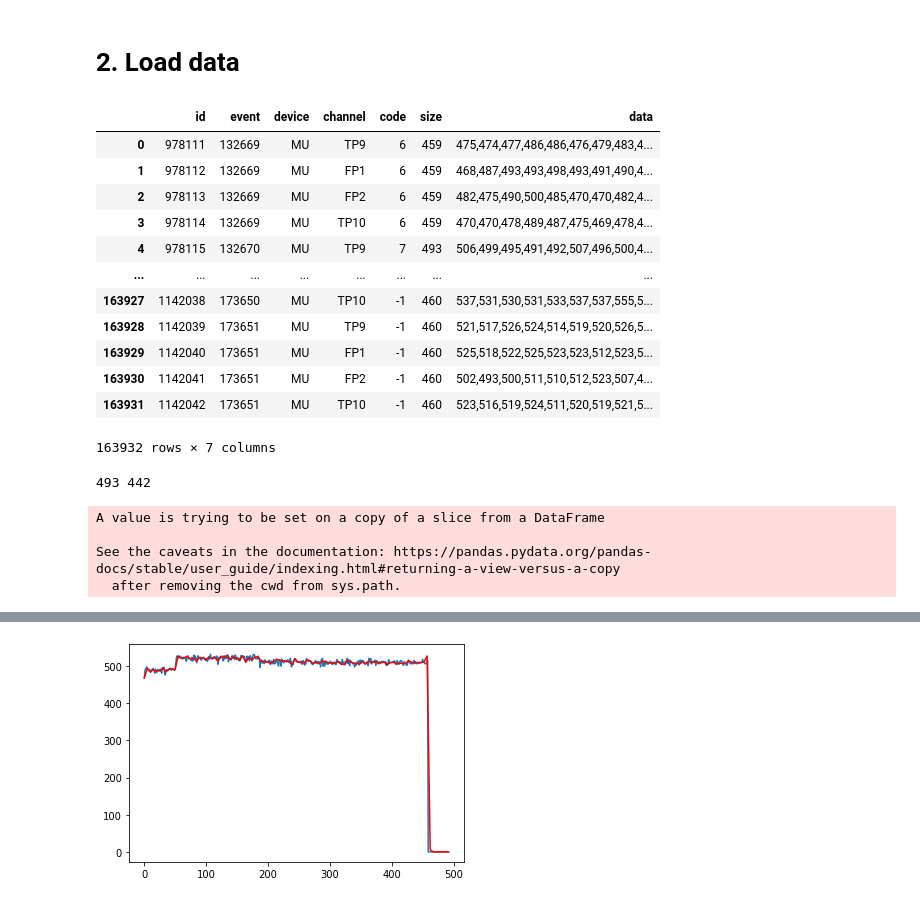
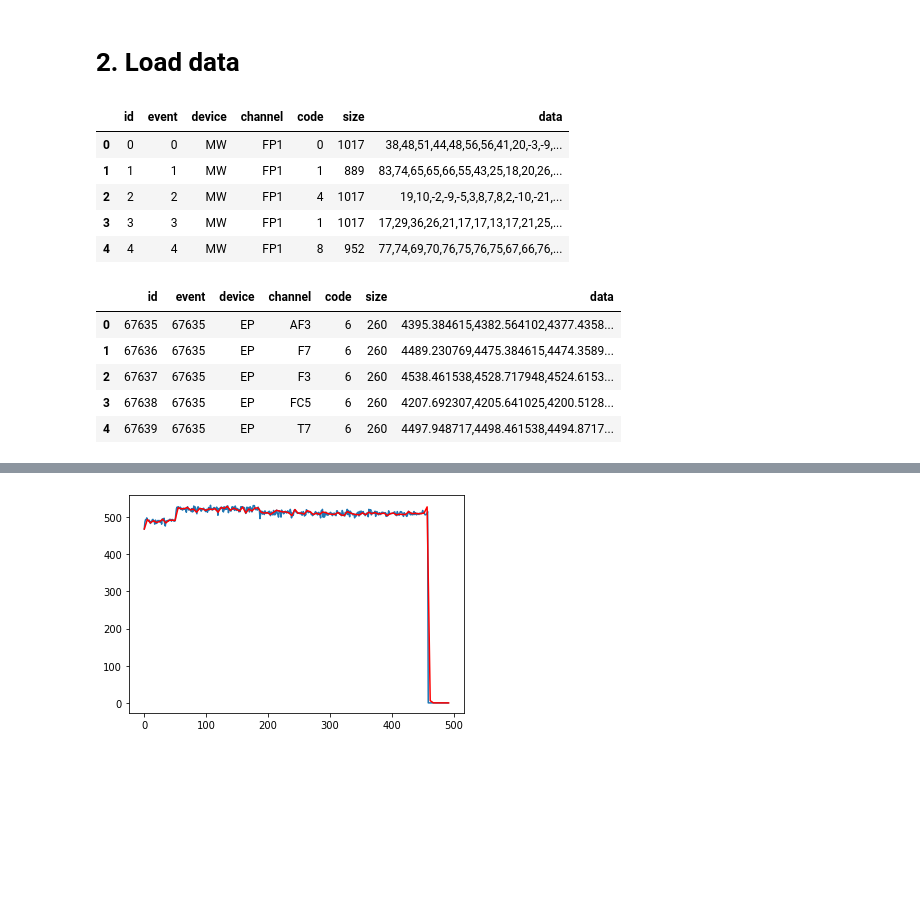
Before and after one commit to IImbryk/NMA_MindBigData, a Jupyter notebook: mnist_for_brain.ipynb, the cells around one changed output, grey strips where cells are left out. Drawn from its saved outputs; the diff is of its cells as text; code cells hidden in the pictures; blank space fills up the shorter version.

```diff
--- a/mnist_for_brain.ipynb
+++ b/mnist_for_brain.ipynb
@@ -75,19 +75,21 @@ data_IN = rename_columns(data_IN)
-# %%
-data_MU
-# %% [output]
-|  | id | event | device | channel | code | size | data |
-| 0 | 978111 | 132669 | MU | TP9 | 6 | 459 | 475,474,477,486,486,476,479,483,4... |
-| 1 | 978112 | 132669 | MU | FP1 | 6 | 459 | 468,487,493,493,498,493,491,490,4... |
-| 2 | 978113 | 132669 | MU | FP2 | 6 | 459 | 482,475,490,500,485,470,470,482,4... |
-| 3 | 978114 | 132669 | MU | TP10 | 6 | 459 | 470,470,478,489,487,475,469,478,4... |
-| 4 | 978115 | 132670 | MU | TP9 | 7 | 493 | 506,499,495,491,492,507,496,500,4... |
-| ... | ... | ... | ... | ... | ... | ... | ... |
-| 163927 | 1142038 | 173650 | MU | TP10 | -1 | 460 | 537,531,530,531,533,537,537,555,5... |
-| 163928 | 1142039 | 173651 | MU | TP9 | -1 | 460 | 521,517,526,524,514,519,520,526,5... |
-| 163929 | 1142040 | 173651 | MU | FP1 | -1 | 460 | 525,518,522,525,523,523,512,523,5... |
-| 163930 | 1142041 | 173651 | MU | FP2 | -1 | 460 | 502,493,500,511,510,512,523,507,4... |
-| 163931 | 1142042 | 173651 | MU | TP10 | -1 | 460 | 523,516,519,524,511,520,519,521,5... |
-163932 rows × 7 columns
+# %%
+data_MW.head()
+# %% [output]
+|  | id | event | device | channel | code | size | data |
+| 0 | 0 | 0 | MW | FP1 | 0 | 1017 | 38,48,51,44,48,56,56,41,20,-3,-9,... |
+| 1 | 1 | 1 | MW | FP1 | 1 | 889 | 83,74,65,65,66,55,43,25,18,20,26,... |
+| 2 | 2 | 2 | MW | FP1 | 4 | 1017 | 19,10,-2,-9,-5,3,8,7,8,2,-10,-21,... |
+| 3 | 3 | 3 | MW | FP1 | 1 | 1017 | 17,29,36,26,21,17,17,13,17,21,25,... |
+| 4 | 4 | 4 | MW | FP1 | 8 | 952 | 77,74,69,70,76,75,76,75,67,66,76,... |
+# %%
+data_EP1.head()
+# %% [output]
+|  | id | event | device | channel | code | size | data |
+| 0 | 67635 | 67635 | EP | AF3 | 6 | 260 | 4395.384615,4382.564102,4377.4358... |
+| 1 | 67636 | 67635 | EP | F7 | 6 | 260 | 4489.230769,4475.384615,4474.3589... |
+| 2 | 67637 | 67635 | EP | F3 | 6 | 260 | 4538.461538,4528.717948,4524.6153... |
+| 3 | 67638 | 67635 | EP | FC5 | 6 | 260 | 4207.692307,4205.641025,4200.5128... |
+| 4 | 67639 | 67635 | EP | T7 | 6 | 260 | 4497.948717,4498.461538,4494.8717... |
 # %%
 def merge_data(df1, df2):
   # data['event'].value_counts()
@@ -100,10 +101,8 @@ def merge_data(df1, df2):
 # %%
-min_len = data['size'].min()
-max_len = data['size'].max()
-print(max_len, min_len)
+# min_len = data_EP1['size'].min()
+# max_len = data_EP1['size'].max()
+# print(max_len, min_len)
 columns_name = ['eeg'+str(x) for x in range(max_len)]
-# %% [output]
-493 442
 # %%
 # mat = np.matrix(data[6][0].split(",")[0:max_len])
 # for i in range(1, len(data)):
@@ -118,12 +117,10 @@ columns_name = ['eeg'+str(x) for x in range(max_len)]
   # for j in range(len(df['data'][i])):
     # df['data'][i][j] = int(df['data'][i][j])
 # %%
-for i in range(0, len(data)):
-  eeg = list(map(int, data['data'][i].split(',')))
-  zero_add = [0] * (max_len - len(eeg))
-  data['data'][i] = eeg + zero_add
+def parse_str(data_inp, max_len):
+  data = data_inp.copy(deep=True)
+  for i in range(0, len(data)):
+    eeg = list(map(int, data['data'][i].split(',')))
+    zero_add = [0] * (max_len - len(eeg))
+    data['data'][i] = eeg + zero_add
+  return data
-# %% [output]
-A value is trying to be set on a copy of a slice from a DataFrame
-
-See the caveats in the documentation: https://pandas.pydata.org/pandas-docs/stable/user_guide/indexing.html#returning-a-view-versus-a-copy
-  after removing the cwd from sys.path.
```
Also changed, not shown: parts of 13 cells of this notebook.
